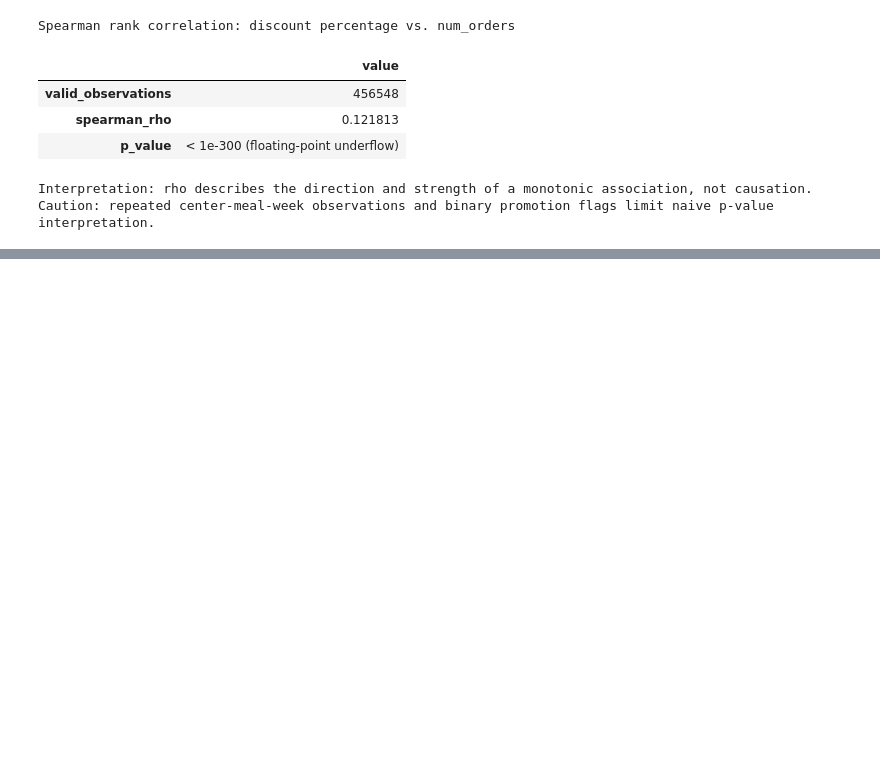
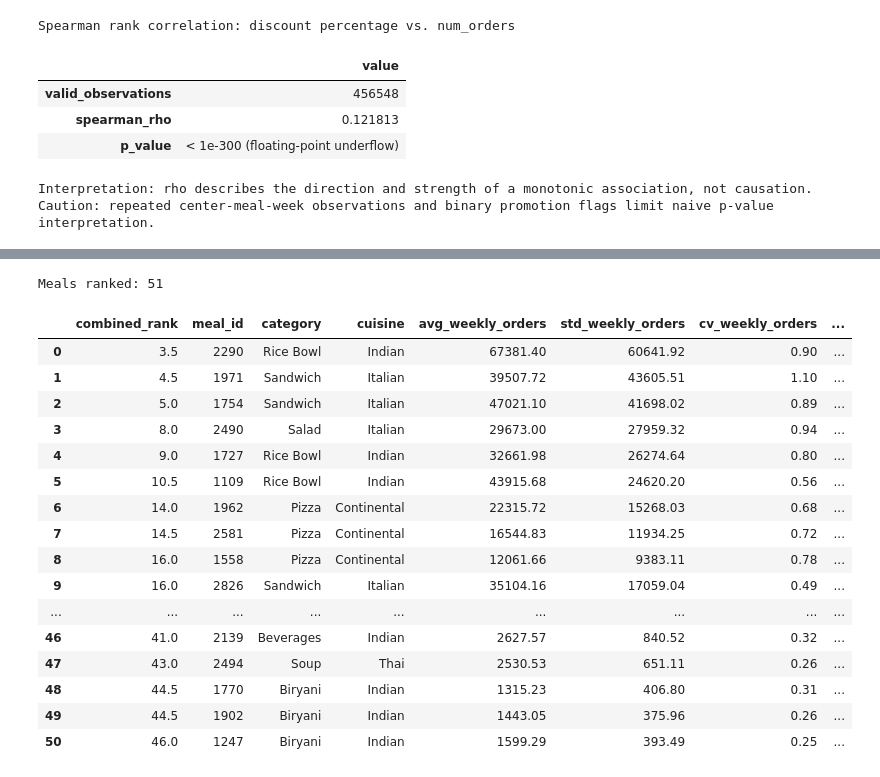
Before and after one commit to Jenan-Emad/food-demand-analysis, a Jupyter notebook: notebooks/analysis.ipynb, the cells around one changed output, grey strips where cells are left out. Saved outputs shown, nothing was run; the diff lists cells and outputs as text; code cells hidden in the pictures; blank space fills up the shorter version.

Commit message:
Add demand forecasting and Arabic reporting
Co-authored-by: Copilot <223556219+Copilot@users.noreply.github.com>

```diff
--- a/notebooks/analysis.ipynb
+++ b/notebooks/analysis.ipynb
@@ -684,0 +631,74 @@ Caution: repeated center-meal-week observations and binary promotion flags limit
+# %%
+# Rank meals by weekly order volume and relative variability.
+meal_weekly_orders = (
+    df.groupby(["meal_id", "category", "cuisine", "week"], as_index=False)
+    .agg(weekly_orders=("num_orders", "sum"))
+)
+
+meal_demand_ranking = (
+    meal_weekly_orders.groupby(["meal_id", "category", "cuisine"], as_index=False)
+    .agg(
+        avg_weekly_orders=("weekly_orders", "mean"),
+        std_weekly_orders=("weekly_orders", "std"),
+        weeks_observed=("week", "nunique"),
+    )
+)
+meal_demand_ranking["cv_weekly_orders"] = (
+    meal_demand_ranking["std_weekly_orders"]
+    / meal_demand_ranking["avg_weekly_orders"].where(
+        meal_demand_ranking["avg_weekly_orders"].ne(0)
+    )
+)
+
+# Equal-weight rank combination highlights meals that are both popular and variable.
+meal_demand_ranking["volume_rank"] = meal_demand_ranking["avg_weekly_orders"].rank(
+    method="min", ascending=False
+)
+meal_demand_ranking["variability_rank"] = meal_demand_ranking["cv_weekly_orders"].rank(
+    method="min", ascending=False, na_option="bottom"
+)
+meal_demand_ranking["combined_rank"] = meal_demand_ranking[
+    ["volume_rank", "variability_rank"]
+].mean(axis=1)
+
+meal_demand_ranking = meal_demand_ranking.sort_values(
+    ["combined_rank", "variability_rank", "volume_rank"],
+    ascending=True,
+).reset_index(drop=True)
+
+print(f"Meals ranked: {len(meal_demand_ranking)}")
+display(
+    meal_demand_ranking[
+        [
+            "combined_rank",
+            "meal_id",
+            "category",
+            "cuisine",
+            "avg_weekly_orders",
+            "std_weekly_orders",
+            "cv_weekly_orders",
+            "weeks_observed",
+            "volume_rank",
+            "variability_rank",
+        ]
+    ].round(2)
+)
+# %% [output]
+Meals ranked: 51
+|  | combined_rank | meal_id | category | cuisine | avg_weekly_orders | std_weekly_orders | cv_weekly_orders | ... |
+| 0 | 3.5 | 2290 | Rice Bowl | Indian | 67381.40 | 60641.92 | 0.90 | ... |
+| 1 | 4.5 | 1971 | Sandwich | Italian | 39507.72 | 43605.51 | 1.10 | ... |
+| 2 | 5.0 | 1754 | Sandwich | Italian | 47021.10 | 41698.02 | 0.89 | ... |
+| 3 | 8.0 | 2490 | Salad | Italian | 29673.00 | 27959.32 | 0.94 | ... |
+| 4 | 9.0 | 1727 | Rice Bowl | Indian | 32661.98 | 26274.64 | 0.80 | ... |
+| 5 | 10.5 | 1109 | Rice Bowl | Indian | 43915.68 | 24620.20 | 0.56 | ... |
+| 6 | 14.0 | 1962 | Pizza | Continental | 22315.72 | 15268.03 | 0.68 | ... |
+| 7 | 14.5 | 2581 | Pizza | Continental | 16544.83 | 11934.25 | 0.72 | ... |
+| 8 | 16.0 | 1558 | Pizza | Continental | 12061.66 | 9383.11 | 0.78 | ... |
+| 9 | 16.0 | 2826 | Sandwich | Italian | 35104.16 | 17059.04 | 0.49 | ... |
+| ... | ... | ... | ... | ... | ... | ... | ... | ... |
+| 46 | 41.0 | 2139 | Beverages | Indian | 2627.57 | 840.52 | 0.32 | ... |
+| 47 | 43.0 | 2494 | Soup | Thai | 2530.53 | 651.11 | 0.26 | ... |
+| 48 | 44.5 | 1770 | Biryani | Indian | 1315.23 | 406.80 | 0.31 | ... |
+| 49 | 44.5 | 1902 | Biryani | Indian | 1443.05 | 375.96 | 0.26 | ... |
+| 50 | 46.0 | 1247 | Biryani | Indian | 1599.29 | 393.49 | 0.25 | ... |
```
Also changed, not shown: parts of 2 cells of this notebook, 9 other files.
